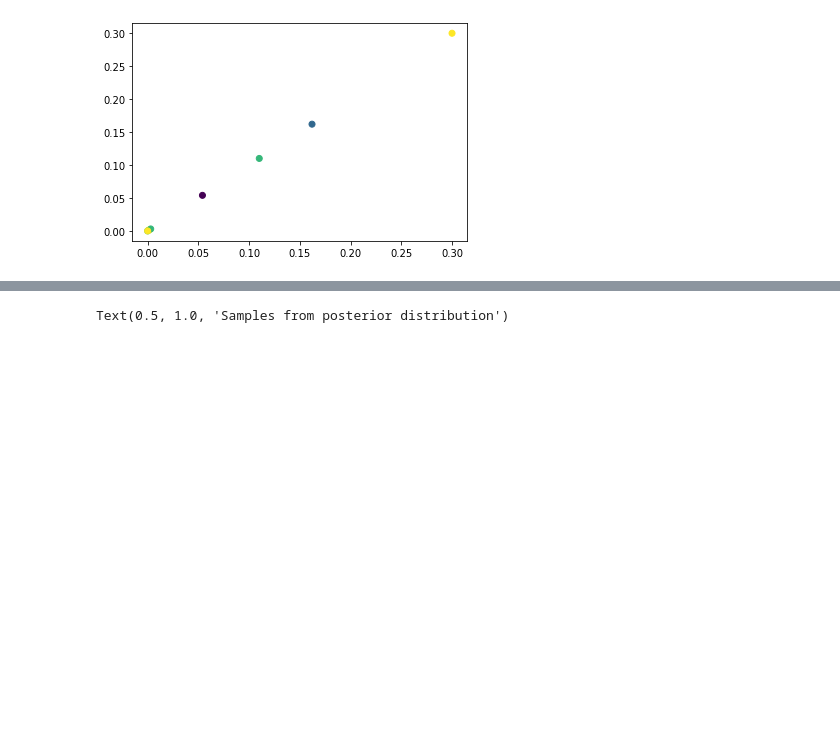
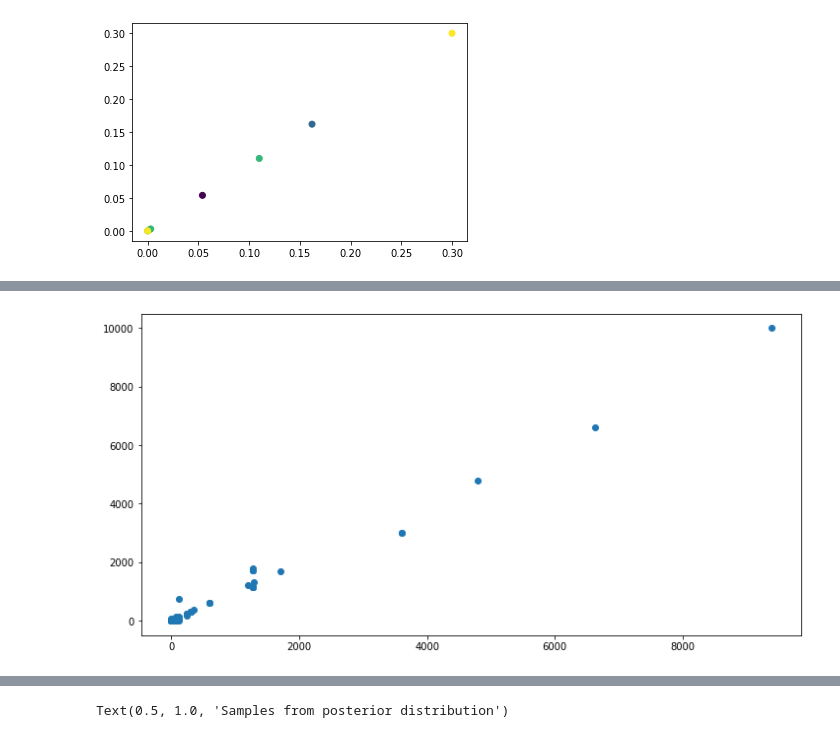
Before and after one commit to ynuozhang/mutant_specific, a Jupyter notebook: skempi_protein_visualization/skempi_gaussian_process_test.ipynb, the cells around one changed output, grey strips where cells are left out. Cells and saved outputs as stored; diff of their text form; code cells hidden in the pictures; blank space fills up the shorter version.

```diff
--- a/skempi_protein_visualization/skempi_gaussian_process_test.ipynb
+++ b/skempi_protein_visualization/skempi_gaussian_process_test.ipynb
@@ -856,0 +872,8 @@ splitting_index
+# %%
+from sklearn.model_selection import train_test_split
+
+train_wt, test_wt = train_test_split(dt[['wt1_wt2_concat', 'Affinity_wt_parsed']], test_size=0.2, random_state=42)
+x_train_wt_array = np.vstack(train_wt['wt1_wt2_concat'].to_numpy())
+y_train_wt_array = np.vstack(train_wt['Affinity_wt_parsed'].to_numpy())
+x_test_wt_array = np.vstack(test_wt['wt1_wt2_concat'].to_numpy())
+y_test_wt_array = np.vstack(test_wt['Affinity_wt_parsed'].to_numpy())
@@ -856,0 +896,11 @@ splitting_index
+# %%
+kernel_function = C(10000., 'fixed') * RBF(1., 'fixed')
+gpr = GaussianProcessRegressor(kernel=kernel_function, random_state=0, normalize_y=True, copy_X_train=False)
+n_samples, n_features = x_train_wt_array.shape
+model = gpr.fit(x_train_wt_array, y_train_wt_array)
+y_pred_wt, y_var_wt = gpr.predict(x_test_wt_array, return_std=True)
+plt.figure()
+plt.scatter(y_pred_wt, y_test_wt_array)
+plt.show()
+# %% [output]
+[figure, added]
```
Also changed, not shown: parts of 28 cells of this notebook, 1 other file.
